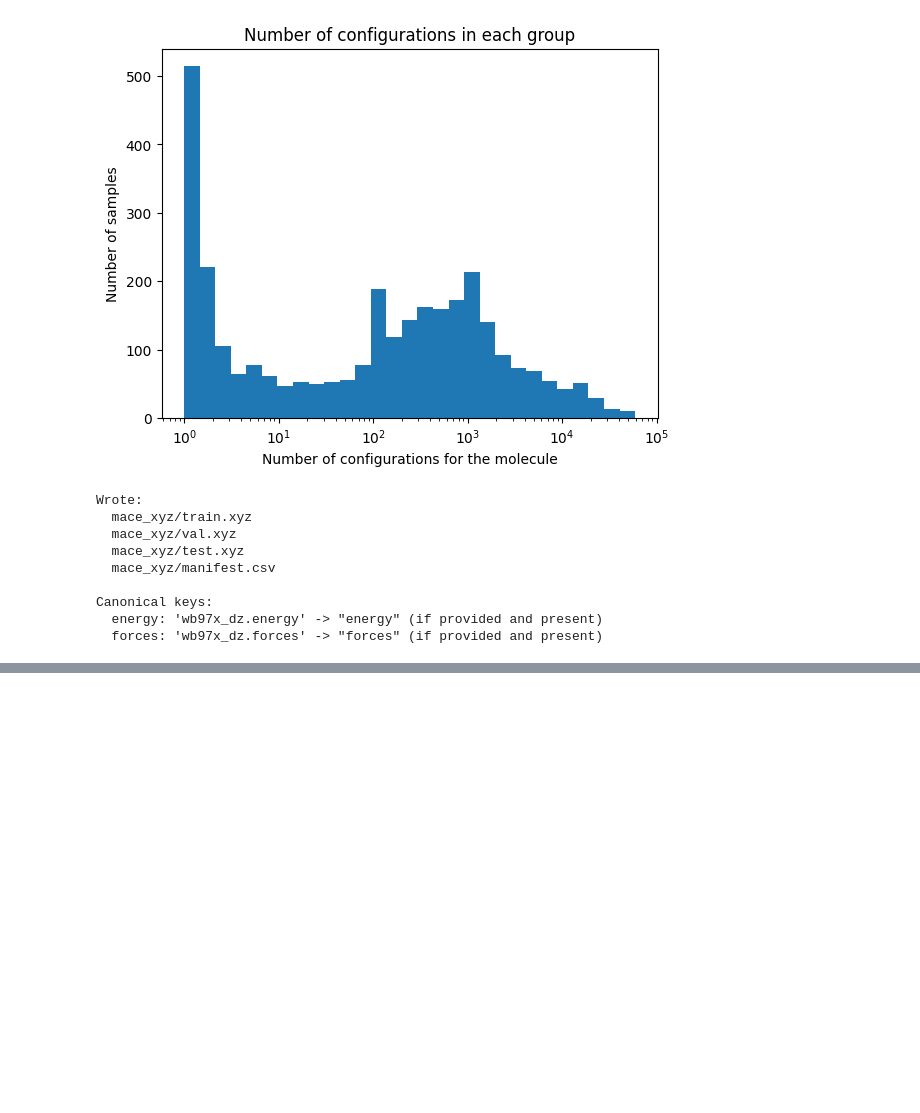
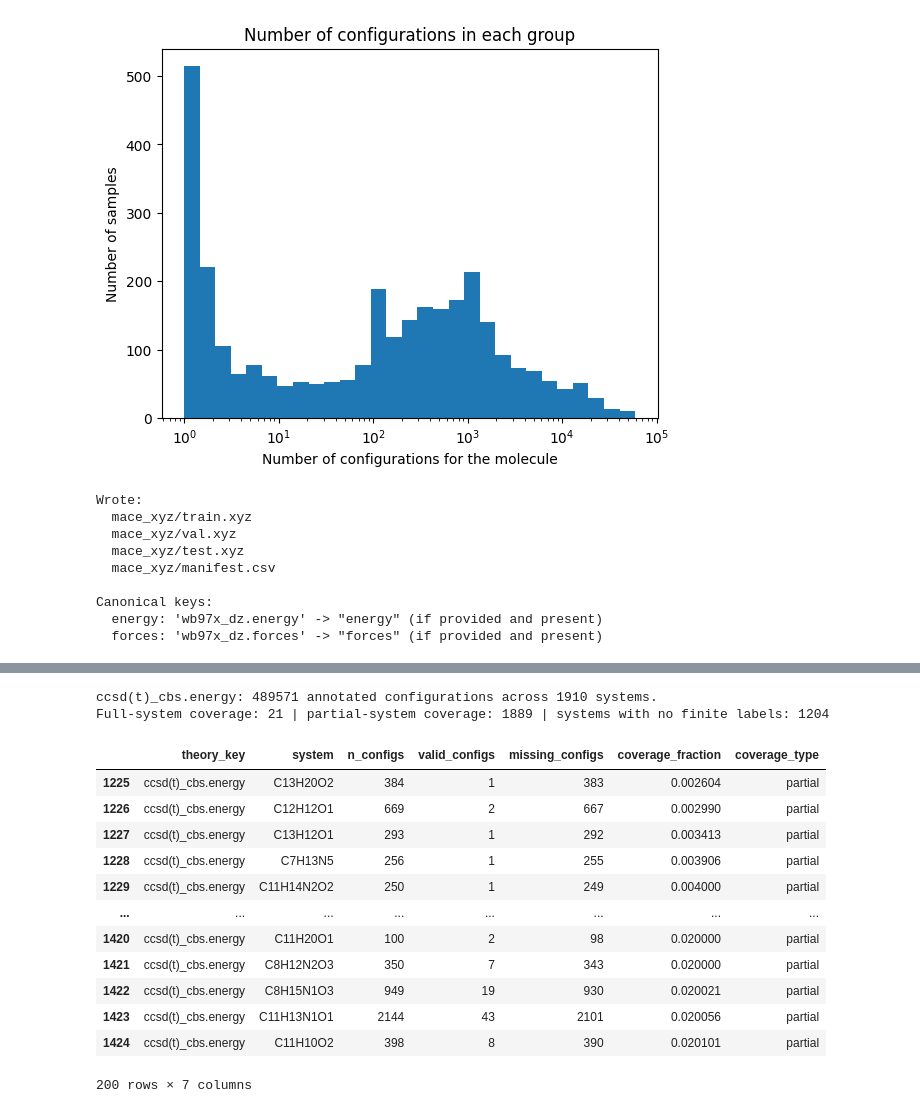
Before and after one commit to matteotolloso/mace, a Jupyter notebook: dataset/ani1x-dataset_split.ipynb, the cells around one changed output, grey strips where cells are left out. Cells and saved outputs as stored; diff of their text form; code cells hidden in the pictures; blank space fills up the shorter version.

Commit message:
dataset

```diff
--- a/dataset/ani1x-dataset_split.ipynb
+++ b/dataset/ani1x-dataset_split.ipynb
@@ -141,3 +124,48 @@ Wrote:
 Canonical keys:
   energy: 'wb97x_dz.energy' -> "energy" (if provided and present)
   forces: 'wb97x_dz.forces' -> "forces" (if provided and present)
+# %%
+from ani1x_annotation_coverage import summarize_annotation_coverage
+
+ORIGINAL_DATASET_PATH = "./ani1x-release.h5"
+
+
+theory_keys = [
+    'ccsd(t)_cbs.energy',
+    'hf_dz.energy', 'hf_tz.energy', 'hf_qz.energy',
+    'mp2_dz.corr_energy', 'mp2_tz.corr_energy', 'mp2_qz.corr_energy',
+    'npno_ccsd(t)_dz.corr_energy', 'npno_ccsd(t)_tz.corr_energy', 'tpno_ccsd(t)_dz.corr_energy',
+    'wb97x_dz.energy', 'wb97x_tz.energy',
+]
+
+coverage = summarize_annotation_coverage(ORIGINAL_DATASET_PATH, theory_keys=theory_keys)
+summary = coverage.summary.copy()
+for column in ['system_fraction', 'valid_config_fraction', 'dataset_fraction_overall']:
+    summary[column] = (100.0 * summary[column]).round(2)
+
+display(summary)
+
+focus_key = 'ccsd(t)_cbs.energy'
+focus = coverage.system_details[coverage.system_details['theory_key'] == focus_key].copy()
+print(f"{focus_key}: {int(focus['valid_configs'].sum())} annotated configurations across {(focus['valid_configs'] > 0).sum()} systems.")
+print(
+    f"Full-system coverage: {(focus['coverage_type'] == 'all').sum()} | "
+    f"partial-system coverage: {(focus['coverage_type'] == 'partial').sum()} | "
+    f"systems with no finite labels: {(focus['coverage_type'] == 'none').sum()}"
+)
+
+display(
+    focus[focus['coverage_type'] != 'none']
+    .sort_values(['coverage_fraction', 'valid_configs', 'system'])
+    .head(200)
+)
+
+# save the focus df
+
+focus[focus['coverage_type'] != 'none'] \
+	.sort_values(['valid_configs', 'coverage_fraction', 'system'], ascending=[False, False, True]) \
+	.to_csv("ani1x_ccsdt_cbs_energy_coverage.csv", index=False)
+
+
+# Change focus_key to inspect another level of theory, e.g. 'wb97x_tz.energy'.
+# %% [output]
@@ -143,0 +185,15 @@ Canonical keys:
+ccsd(t)_cbs.energy: 489571 annotated configurations across 1910 systems.
+Full-system coverage: 21 | partial-system coverage: 1889 | systems with no finite labels: 1204
+|  | theory_key | system | n_configs | valid_configs | missing_configs | coverage_fraction | coverage_type |
+| 1225 | ccsd(t)_cbs.energy | C13H20O2 | 384 | 1 | 383 | 0.002604 | partial |
+| 1226 | ccsd(t)_cbs.energy | C12H12O1 | 669 | 2 | 667 | 0.002990 | partial |
+| 1227 | ccsd(t)_cbs.energy | C13H12O1 | 293 | 1 | 292 | 0.003413 | partial |
+| 1228 | ccsd(t)_cbs.energy | C7H13N5 | 256 | 1 | 255 | 0.003906 | partial |
+| 1229 | ccsd(t)_cbs.energy | C11H14N2O2 | 250 | 1 | 249 | 0.004000 | partial |
+| ... | ... | ... | ... | ... | ... | ... | ... |
+| 1420 | ccsd(t)_cbs.energy | C11H20O1 | 100 | 2 | 98 | 0.020000 | partial |
+| 1421 | ccsd(t)_cbs.energy | C8H12N2O3 | 350 | 7 | 343 | 0.020000 | partial |
+| 1422 | ccsd(t)_cbs.energy | C8H15N1O3 | 949 | 19 | 930 | 0.020021 | partial |
+| 1423 | ccsd(t)_cbs.energy | C11H13N1O1 | 2144 | 43 | 2101 | 0.020056 | partial |
+| 1424 | ccsd(t)_cbs.energy | C11H10O2 | 398 | 8 | 390 | 0.020101 | partial |
+200 rows × 7 columns
```
Also changed, not shown: parts of 2 cells of this notebook, 5 other files.
